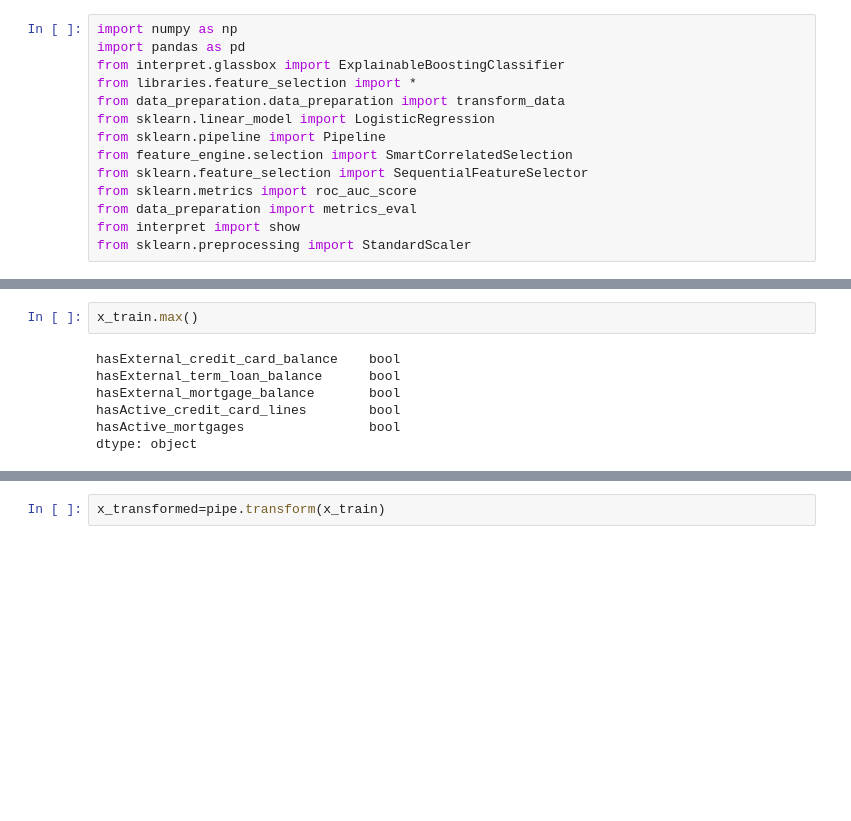
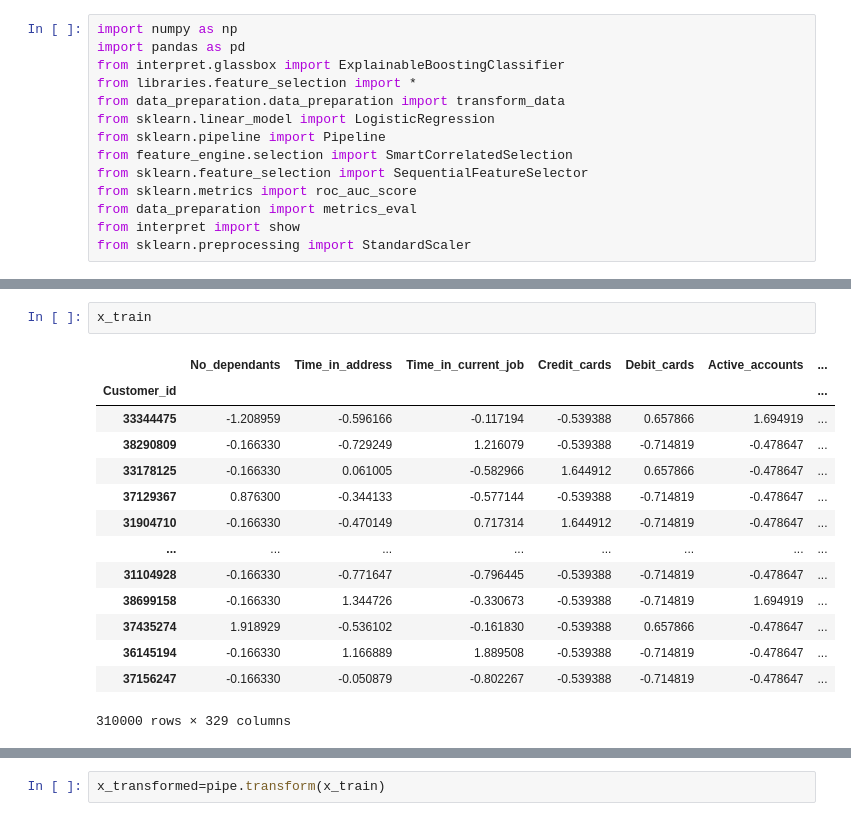
Before and after one commit to Sillem/ING-den-final, a Jupyter notebook: model.ipynb, the cells around one changed output, grey strips where cells are left out. Drawn from its saved outputs; the diff is of its cells as text; blank space fills up the shorter version.

```diff
--- a/model.ipynb
+++ b/model.ipynb
@@ -27,12 +40,20 @@ NameError: name 'x_train' is not defined
 # %%
-x_train.max()
+x_train
 # %% [output]
+|  | No_dependants | Time_in_address | Time_in_current_job | Credit_cards | Debit_cards | Active_accounts | ... |
+| Customer_id |  |  |  |  |  |  | ... |
+| 33344475 | -1.208959 | -0.596166 | -0.117194 | -0.539388 | 0.657866 | 1.694919 | ... |
+| 38290809 | -0.166330 | -0.729249 | 1.216079 | -0.539388 | -0.714819 | -0.478647 | ... |
+| 33178125 | -0.166330 | 0.061005 | -0.582966 | 1.644912 | 0.657866 | -0.478647 | ... |
+| 37129367 | 0.876300 | -0.344133 | -0.577144 | -0.539388 | -0.714819 | -0.478647 | ... |
+| 31904710 | -0.166330 | -0.470149 | 0.717314 | 1.644912 | -0.714819 | -0.478647 | ... |
+| ... | ... | ... | ... | ... | ... | ... | ... |
+| 31104928 | -0.166330 | -0.771647 | -0.796445 | -0.539388 | -0.714819 | -0.478647 | ... |
+| 38699158 | -0.166330 | 1.344726 | -0.330673 | -0.539388 | -0.714819 | 1.694919 | ... |
+| 37435274 | 1.918929 | -0.536102 | -0.161830 | -0.539388 | 0.657866 | -0.478647 | ... |
+| 36145194 | -0.166330 | 1.166889 | 1.889508 | -0.539388 | -0.714819 | -0.478647 | ... |
+| 37156247 | -0.166330 | -0.050879 | -0.802267 | -0.539388 | -0.714819 | -0.478647 | ... |
-hasExternal_credit_card_balance    bool
-hasExternal_term_loan_balance      bool
-hasExternal_mortgage_balance       bool
-hasActive_credit_card_lines        bool
-hasActive_mortgages                bool
-dtype: object
+310000 rows × 329 columns
 # %%
 model_for_performance = LogisticRegression()
 model= ExplainableBoostingClassifier(interactions=0.0)
```
Also changed, not shown: parts of 15 cells of this notebook, 2 other files.
